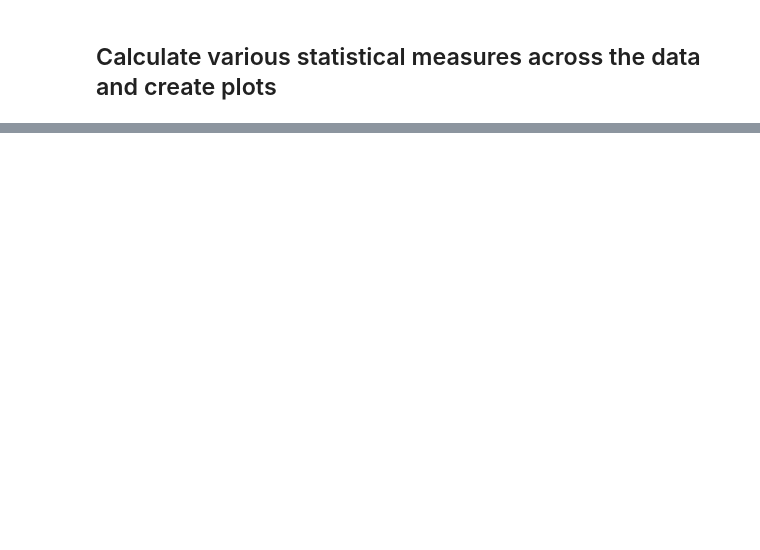
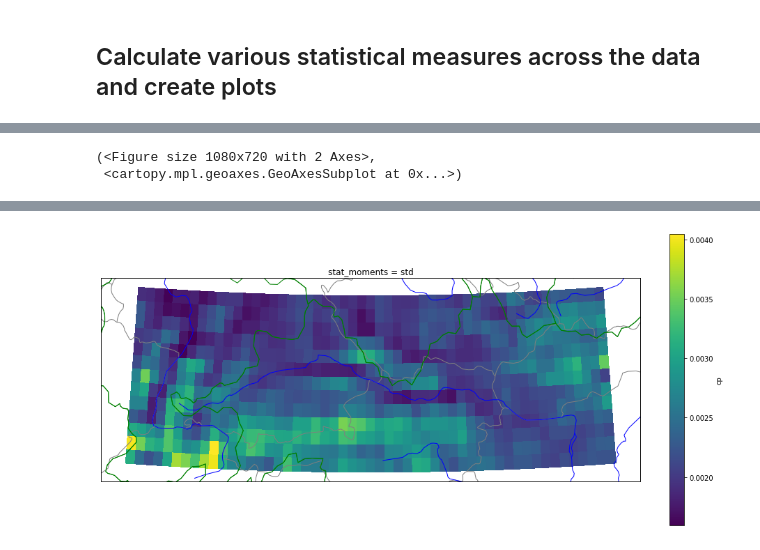
Before and after one commit to ECMWFCode4Earth/ml_flood, a Jupyter notebook: python/data_inspector.ipynb, the cells around one changed output, grey strips where cells are left out. Cells and saved outputs as stored; diff of their text form; code cells hidden in the pictures; blank space fills up the shorter version.

```diff
--- a/python/data_inspector.ipynb
+++ b/python/data_inspector.ipynb
@@ -55,0 +65,6 @@ Coordinates:
+# %%
+da_std = sm['cp'].sel(stat_moments='std').compute()
+m.plot(da_std)
+# %% [output]
+(<Figure size 1080x720 with 2 Axes>,
+ <cartopy.mpl.geoaxes.GeoAxesSubplot at 0x...>)
@@ -55,0 +77 @@ Coordinates:
+[figure, added]
```
Also changed, not shown: parts of 9 cells of this notebook, 4 other files.
